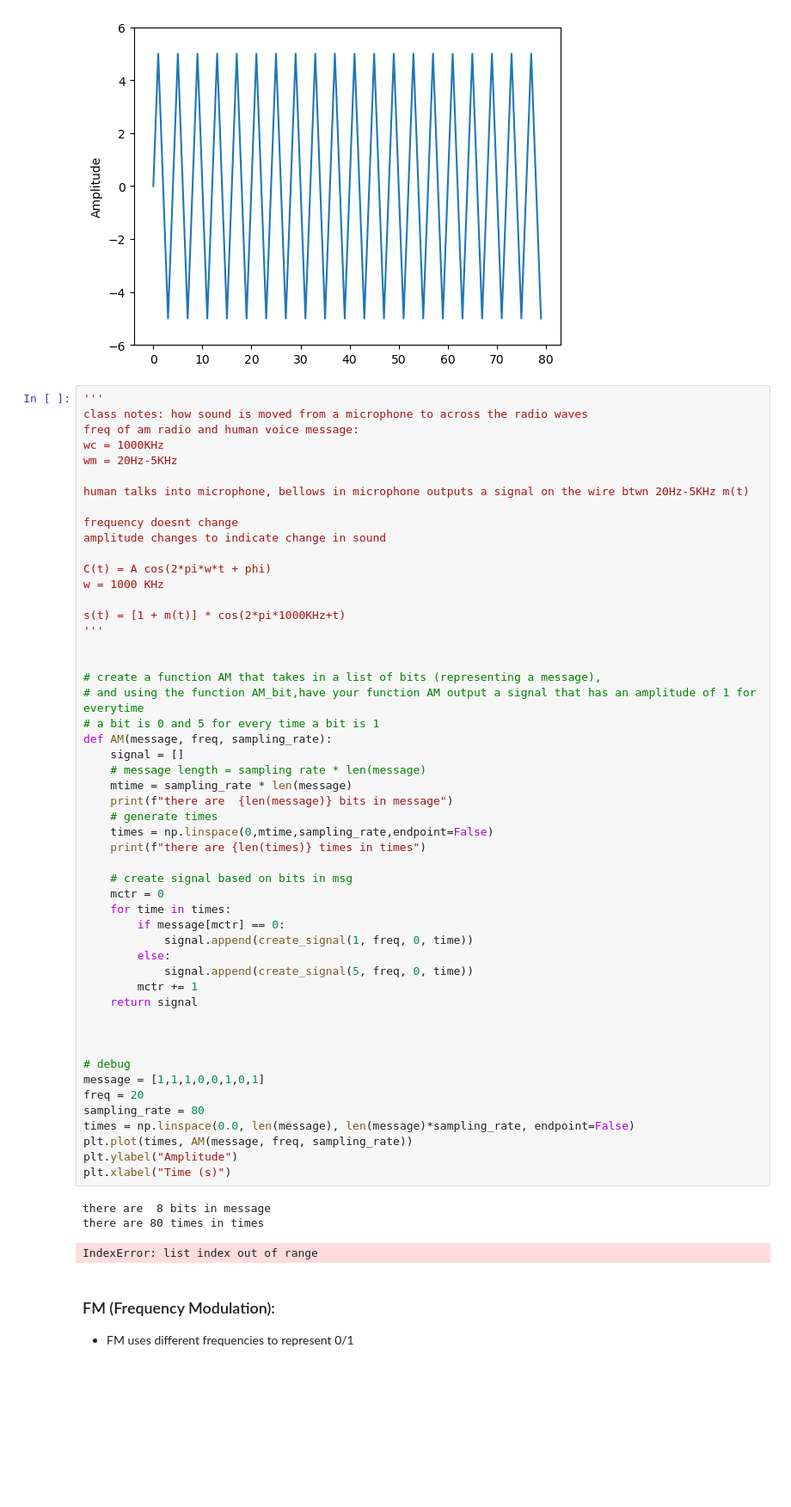
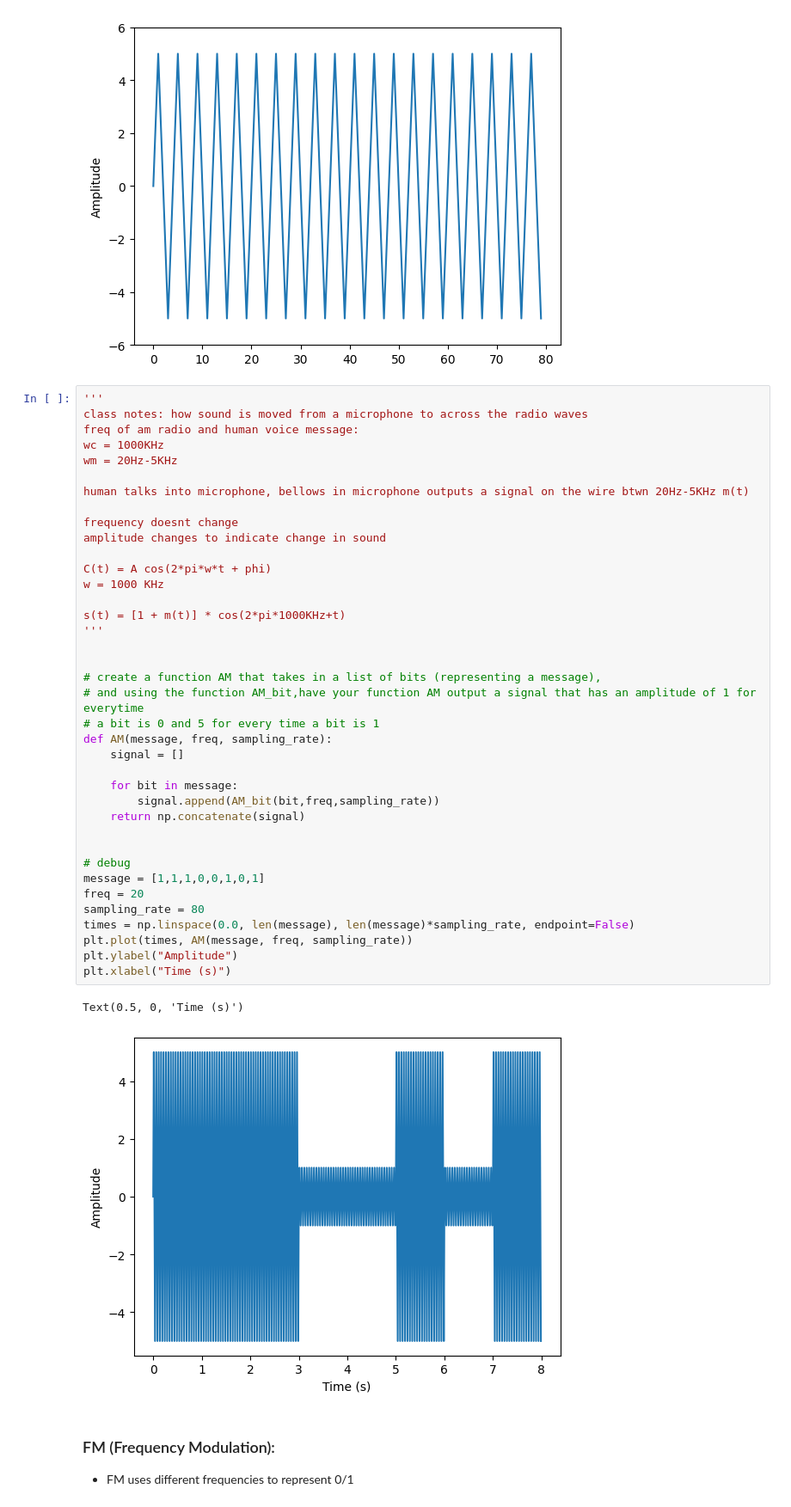
Before and after one commit to TuckerSmith/si486h, a Jupyter notebook: lab01_signals_waves/lab1.ipynb, the cells around one changed output. Shown at 86% size. Cells and saved outputs as stored; diff of their text form; blank space fills up the shorter version.

```diff
--- a/lab01_signals_waves/lab1.ipynb
+++ b/lab01_signals_waves/lab1.ipynb
@@ -357,52 +370,38 @@ wm = 20Hz-5KHz
 
 human talks into microphone, bellows in microphone outputs a signal on the wire btwn 20Hz-5KHz m(t)
 
 frequency doesnt change
 amplitude changes to indicate change in sound
 
 C(t) = A cos(2*pi*w*t + phi)
 w = 1000 KHz
 
 s(t) = [1 + m(t)] * cos(2*pi*1000KHz+t)
 '''
 
 
 # create a function AM that takes in a list of bits (representing a message),
 # and using the function AM_bit,have your function AM output a signal that has an amplitude of 1 for everytime
 # a bit is 0 and 5 for every time a bit is 1
 def AM(message, freq, sampling_rate):
     signal = []
-    # message length = sampling rate * len(message)
-    mtime = sampling_rate * len(message)
-    print(f"there are  {len(message)} bits in message")
-    # generate times
-    times = np.linspace(0,mtime,sampling_rate,endpoint=False)
-    print(f"there are {len(times)} times in times")
 
-    # create signal based on bits in msg
-    mctr = 0
-    for time in times:
-        if message[mctr] == 0:
-            signal.append(create_signal(1, freq, 0, time))
-        else:
-            signal.append(create_signal(5, freq, 0, time))
-        mctr += 1
-    return signal
-
+    for bit in message:
+        signal.append(AM_bit(bit,freq,sampling_rate))
+    return np.concatenate(signal)
 
 
 # debug
 message = [1,1,1,0,0,1,0,1]
 freq = 20
 sampling_rate = 80
 times = np.linspace(0.0, len(message), len(message)*sampling_rate, endpoint=False)
 plt.plot(times, AM(message, freq, sampling_rate))
 plt.ylabel("Amplitude")
 plt.xlabel("Time (s)")
 # %% [output]
-there are  8 bits in message
-there are 80 times in times
+Text(0.5, 0, 'Time (s)')
-IndexError: list index out of range
+[figure, added]
 # %% [markdown]
 ### FM (Frequency Modulation):
 - FM uses different frequencies to represent 0/1
```
Also changed, not shown: parts of 14 cells of this notebook, 2 other files.
